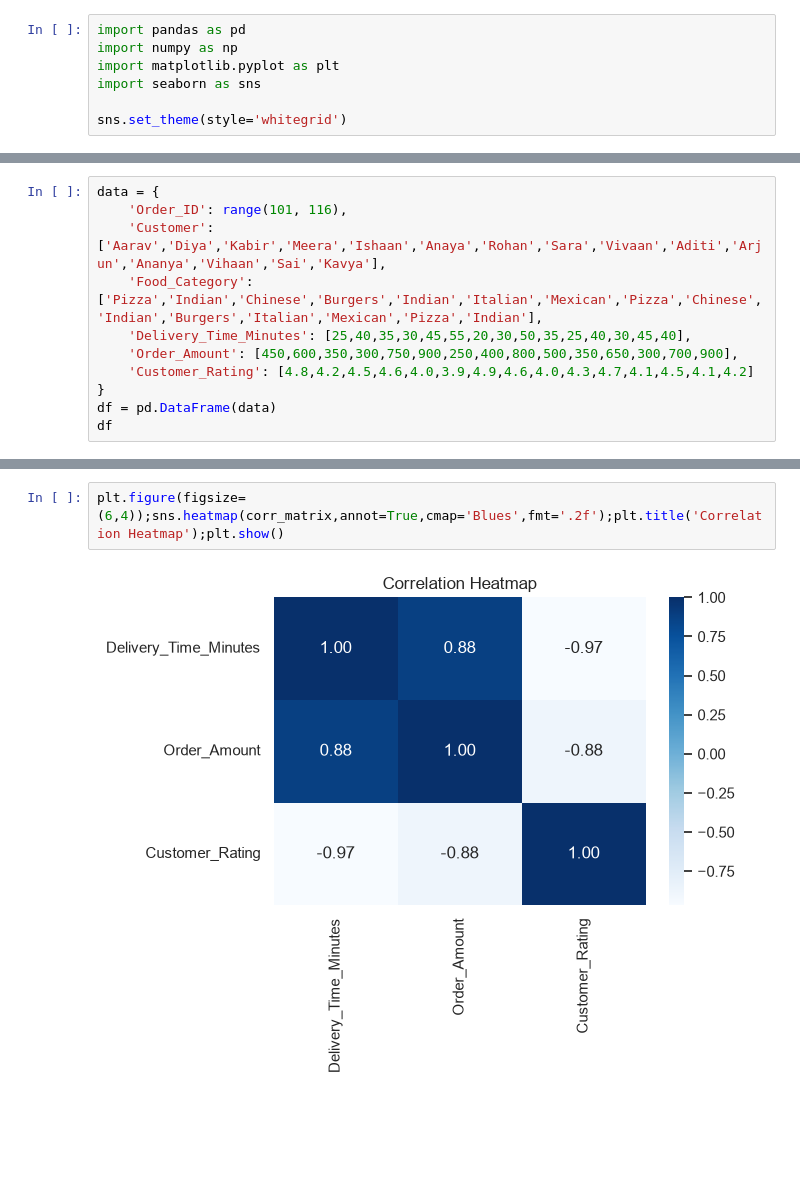
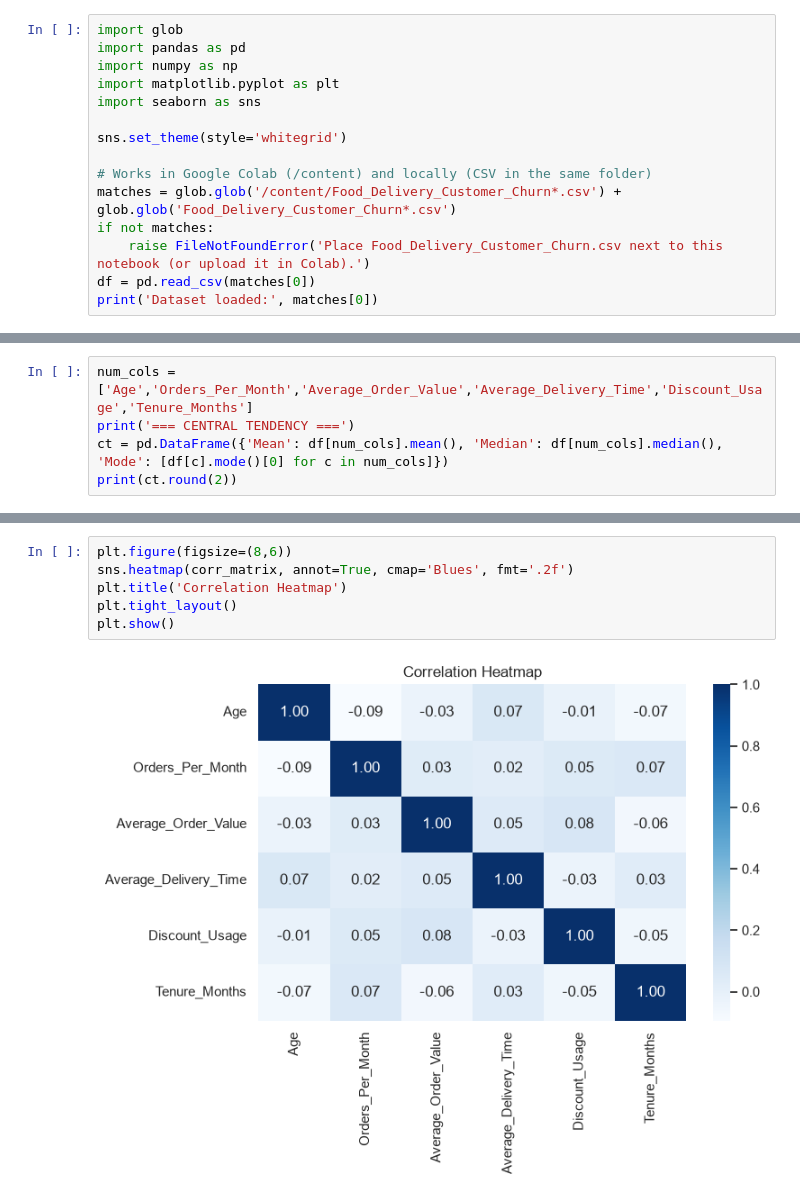
Before and after one commit to ronit-ahuja-04/DMBI-PRACTICALS, a Jupyter notebook: Experiment-3/Experiment-3_EDA_Visualization.ipynb, the cells around one changed output, grey strips where cells are left out. Drawn from its saved outputs; the diff is of its cells as text; blank space fills up the shorter version.

```diff
--- a/Experiment-3/Experiment-3_EDA_Visualization.ipynb
+++ b/Experiment-3/Experiment-3_EDA_Visualization.ipynb
@@ -6,7 +6,15 @@
 # %%
+import glob
 import pandas as pd
 import numpy as np
 import matplotlib.pyplot as plt
 import seaborn as sns
 
 sns.set_theme(style='whitegrid')
+
+# Works in Google Colab (/content) and locally (CSV in the same folder)
+matches = glob.glob('/content/Food_Delivery_Customer_Churn*.csv') + glob.glob('Food_Delivery_Customer_Churn*.csv')
+if not matches:
+    raise FileNotFoundError('Place Food_Delivery_Customer_Churn.csv next to this notebook (or upload it in Colab).')
+df = pd.read_csv(matches[0])
+print('Dataset loaded:', matches[0])
@@ -13,11 +22,0 @@ sns.set_theme(style='whitegrid')
-# %%
-data = {
-    'Order_ID': range(101, 116),
-    'Customer': ['Aarav','Diya','Kabir','Meera','Ishaan','Anaya','Rohan','Sara','Vivaan','Aditi','Arjun','Ananya','Vihaan','Sai','Kavya'],
-    'Food_Category': ['Pizza','Indian','Chinese','Burgers','Indian','Italian','Mexican','Pizza','Chinese','Indian','Burgers','Italian','Mexican','Pizza','Indian'],
-    'Delivery_Time_Minutes': [25,40,35,30,45,55,20,30,50,35,25,40,30,45,40],
-    'Order_Amount': [450,600,350,300,750,900,250,400,800,500,350,650,300,700,900],
-    'Customer_Rating': [4.8,4.2,4.5,4.6,4.0,3.9,4.9,4.6,4.0,4.3,4.7,4.1,4.5,4.1,4.2]
-}
-df = pd.DataFrame(data)
-df
@@ -74,0 +101,5 @@ Customer_Rating -> Mean: 4.36, Median: 4.30, Mode: [4.0, 4.1, 4.2, 4.5, 4.6]
+# %%
+num_cols = ['Age','Orders_Per_Month','Average_Order_Value','Average_Delivery_Time','Discount_Usage','Tenure_Months']
+print('=== CENTRAL TENDENCY ===')
+ct = pd.DataFrame({'Mean': df[num_cols].mean(), 'Median': df[num_cols].median(), 'Mode': [df[c].mode()[0] for c in num_cols]})
+print(ct.round(2))
@@ -102,5 +176,9 @@ plt.figure(figsize=(6,4));sns.boxplot(y=df['Order_Amount'],color='lightgreen');p
 # %%
-plt.figure(figsize=(6,4));sns.heatmap(corr_matrix,annot=True,cmap='Blues',fmt='.2f');plt.title('Correlation Heatmap');plt.show()
+plt.figure(figsize=(8,6))
+sns.heatmap(corr_matrix, annot=True, cmap='Blues', fmt='.2f')
+plt.title('Correlation Heatmap')
+plt.tight_layout()
+plt.show()
 # %% [output]
-[figure, old version]
+[figure, new version]
 # %%
```
Also changed, not shown: parts of 20 cells of this notebook, 3 other files.
